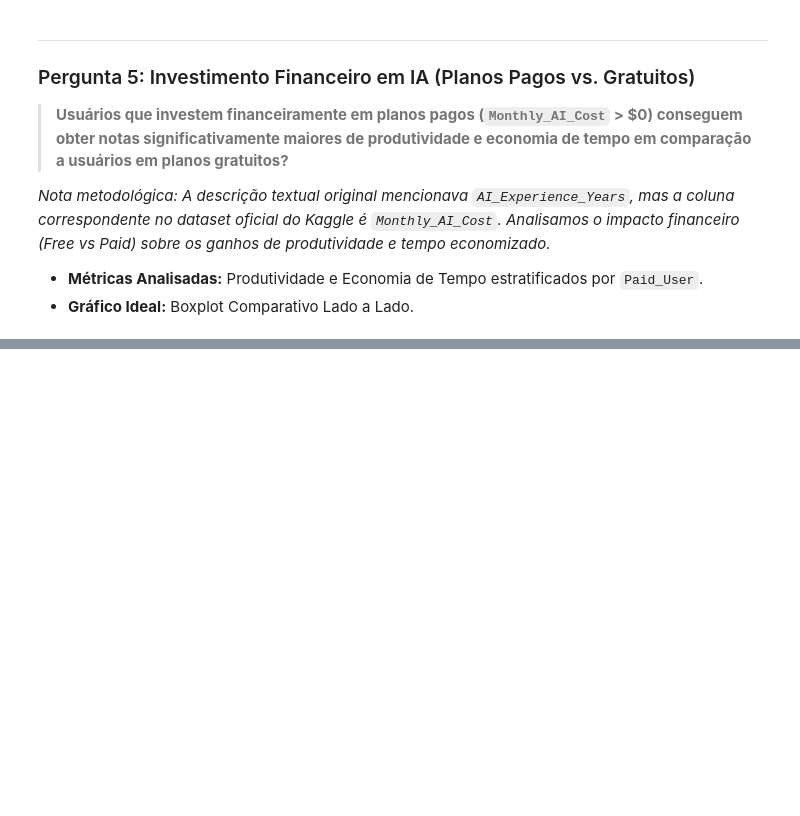
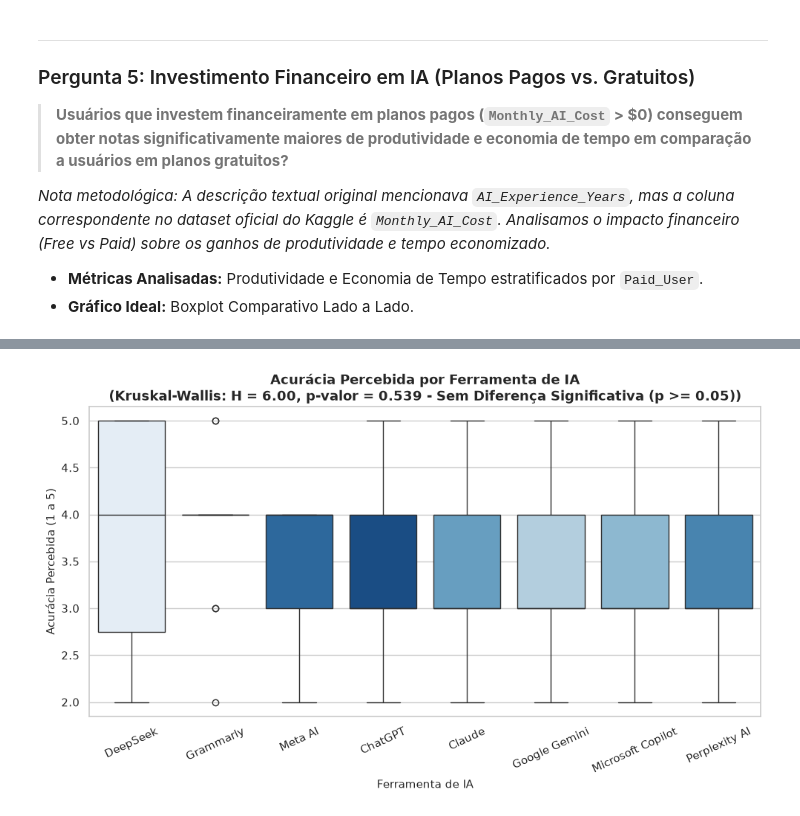
Before and after one commit to Sanak3/Proj-C11, a Jupyter notebook: notebooks/analise_projeto_c11.ipynb, the cells around one changed output, grey strips where cells are left out. Saved outputs shown, nothing was run; the diff lists cells and outputs as text; code cells hidden in the pictures; blank space fills up the shorter version.

```diff
--- a/notebooks/analise_projeto_c11.ipynb
+++ b/notebooks/analise_projeto_c11.ipynb
@@ -375,0 +362,22 @@ plt.show()
+# %%
+# Estatísticas descritivas e teste estatístico para a Pergunta 6
+from scipy.stats import kruskal
+
+dados_p6 = df.dropna(subset=['AI_Tool', 'Accuracy_Rating']).copy()
+
+# Teste não-paramétrico de Kruskal-Wallis entre todas as ferramentas
+grupos_p6 = [grupo['Accuracy_Rating'].values for _, grupo in dados_p6.groupby('AI_Tool')]
+res_kruskal_p6 = kruskal(*grupos_p6)
+
+resumo_p6 = dados_p6.groupby('AI_Tool')['Accuracy_Rating'].agg(
+    ['count', 'mean', 'median', 'std']
+).round(2)
+resumo_p6.columns = ['Contagem', 'Média', 'Mediana', 'Desvio Padrão']
+display(resumo_p6.sort_values('Mediana', ascending=False))
+
+print(f"Estatística de Kruskal-Wallis (H): {res_kruskal_p6.statistic:.3f}")
+print(f"Valor-p: {res_kruskal_p6.pvalue:.4f}")
+if res_kruskal_p6.pvalue < 0.05:
+    print("Existe diferença estatisticamente significativa entre as ferramentas.")
+else:
+    print("Nenhuma diferença estatisticamente significativa foi encontrada entre as ferramentas (p >= 0.05).")
@@ -375,0 +398,25 @@ plt.show()
+# %%
+# Visualização gráfica - Pergunta 6
+ordem_p6 = dados_p6.groupby('AI_Tool')['Accuracy_Rating'].median().sort_values(ascending=False).index
+
+fig, ax = plt.subplots(figsize=(10, 6))
+sns.boxplot(
+    data=dados_p6,
+    x='AI_Tool',
+    y='Accuracy_Rating',
+    order=ordem_p6,
+    palette='Blues_r',
+    hue='AI_Tool',
+    legend=False,
+    ax=ax
+)
+
+sig_txt_p6 = "Diferença Significativa (p < 0.05)" if res_kruskal_p6.pvalue < 0.05 else "Sem Diferença Significativa (p >= 0.05)"
+ax.set_title(f"Acurácia Percebida por Ferramenta de IA\n(Kruskal-Wallis: H = {res_kruskal_p6.statistic:.2f}, p-valor = {res_kruskal_p6.pvalue:.3f} - {sig_txt_p6})", fontsize=13, fontweight='bold')
+ax.set_xlabel("Ferramenta de IA", fontsize=11)
+ax.set_ylabel("Acurácia Percebida (1 a 5)", fontsize=11)
+plt.xticks(rotation=25)
+plt.tight_layout()
+plt.show()
+# %% [output]
+[figure, added]
```
Also changed, not shown: parts of 58 cells of this notebook, 13 other files.
